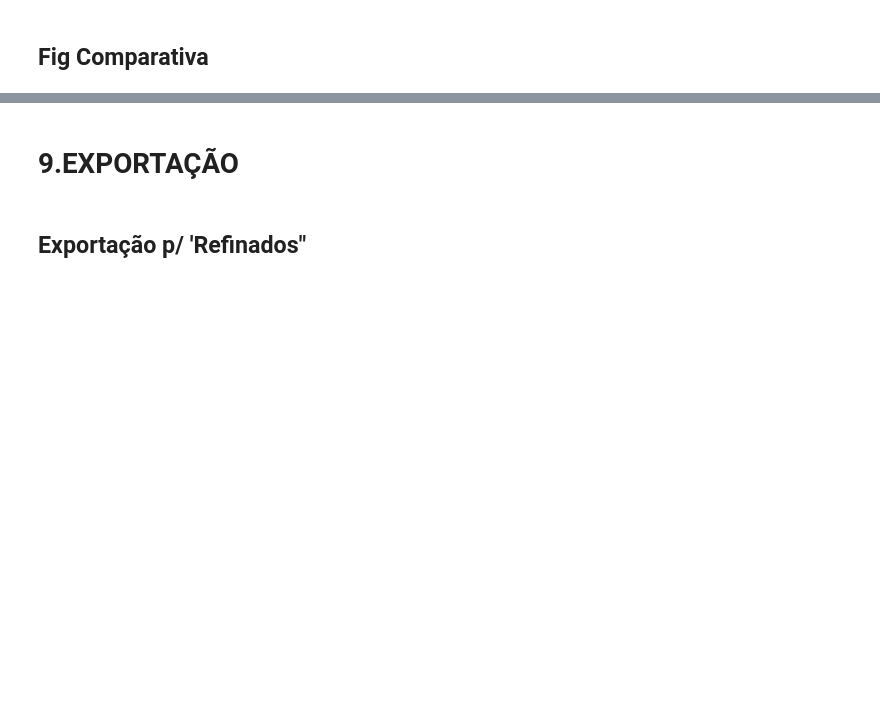
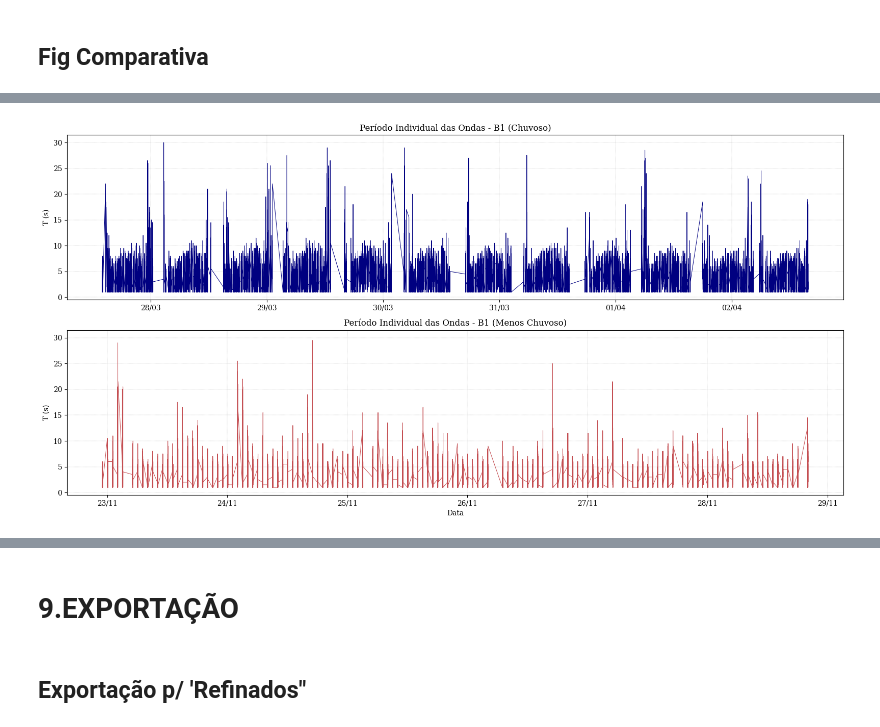
Before and after one commit to zydanne-costa/Ondas_ADCP_SCO_Mar_Nov_2025, a Jupyter notebook: main_strk.ipynb, the cells around one changed output, grey strips where cells are left out. Saved outputs shown, nothing was run; the diff lists cells and outputs as text; code cells hidden in the pictures; blank space fills up the shorter version.

```diff
--- a/main_strk.ipynb
+++ b/main_strk.ipynb
@@ -605,3 +771,12 @@ Strk_SEC = processar_strk(
 )
 # %% [markdown]
 ## DF Individuais
+# %%
+# com parametros
+df_ondas_CHU = processar_ondas_individuais(
+    Strk_CHU
+)
+
+df_ondas_SEC = processar_ondas_individuais(
+    Strk_SEC
+)
@@ -1231,0 +1418,81 @@ plt.show()
+# %%
+# =========================================================
+# PERÍODO DAS ONDAS AO LONGO DO TEMPO
+# =========================================================
+
+fig, ax = plt.subplots(
+    2,
+    1,
+    figsize=(16,8),
+    sharey=True
+)
+
+# =========================================================
+# CHUVOSO
+# =========================================================
+
+ax[0].plot(
+    df_ondas_CHU['DataHora'],
+    df_ondas_CHU['B1_T'],
+    color='navy',
+    linewidth=0.7
+)
+
+ax[0].set_title(
+    'Período Individual das Ondas - B1 (Chuvoso)'
+)
+
+ax[0].set_ylabel(
+    'T (s)'
+)
+
+ax[0].grid(
+    True,
+    linestyle='--',
+    linewidth=0.3,
+    alpha=0.8
+)
+
+# =========================================================
+# MENOS CHUVOSO
+# =========================================================
+
+ax[1].plot(
+    df_ondas_SEC['DataHora'],
+    df_ondas_SEC['B1_T'],
+    color='#C44E52',
+    linewidth=0.7
+)
+
+ax[1].set_title(
+    'Período Individual das Ondas - B1 (Menos Chuvoso)'
+)
+
+ax[1].set_ylabel(
+    'T (s)'
+)
+
+ax[1].set_xlabel(
+    'Data'
+)
+
+ax[1].grid(
+    True,
+    linestyle='--',
+    linewidth=0.3,
+    alpha=0.8
+)
+
+ax[0].xaxis.set_major_formatter(
+    mdates.DateFormatter('%d/%m')
+)
+
+ax[1].xaxis.set_major_formatter(
+    mdates.DateFormatter('%d/%m')
+)
+
+plt.tight_layout()
+
+plt.show()
+# %% [output]
+[figure, added]
```
Also changed, not shown: parts of 23 cells of this notebook.
